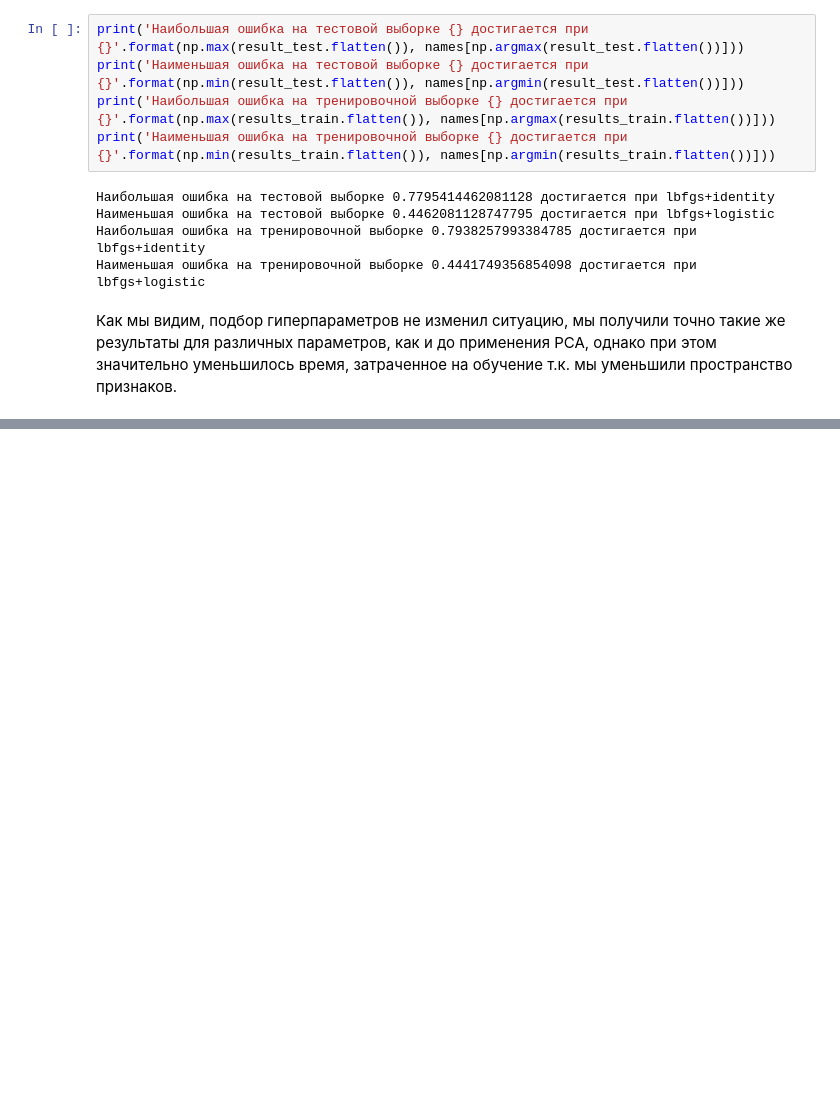
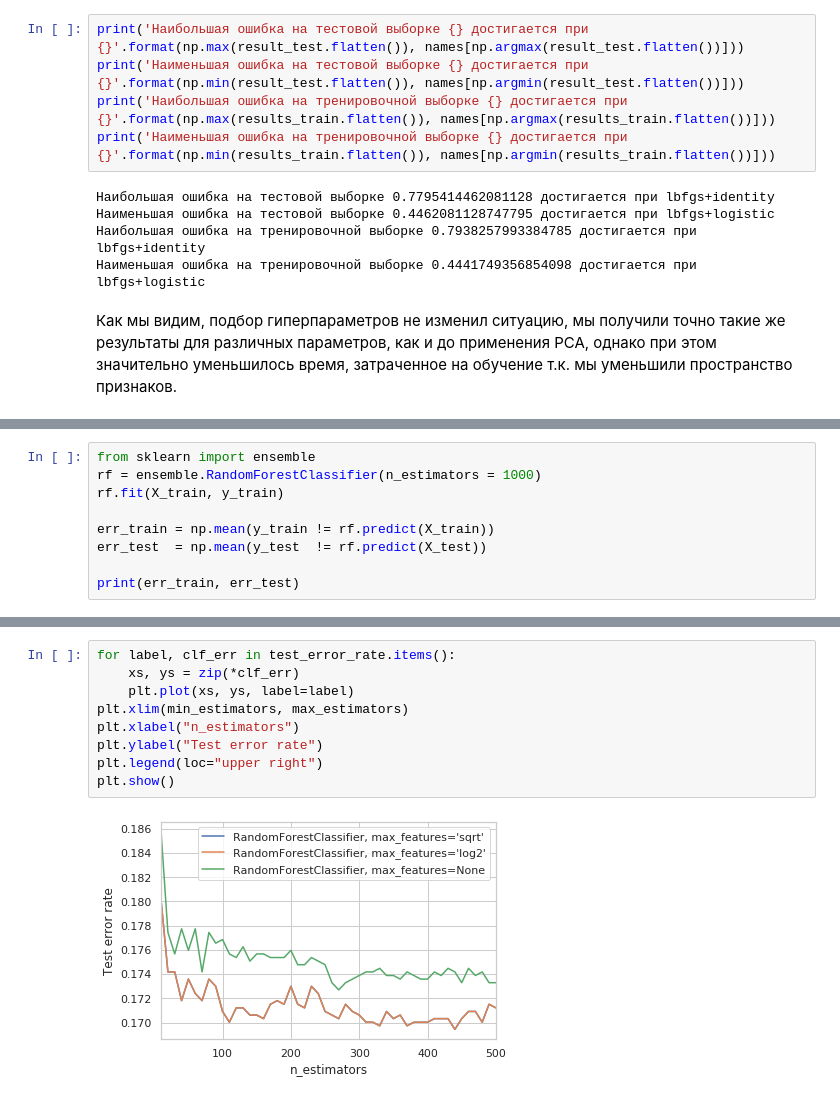
Before and after one commit to eaidova/ML, a Jupyter notebook: task1.ipynb, the cells around one changed output, grey strips where cells are left out. Saved outputs shown, nothing was run; the diff lists cells and outputs as text; blank space fills up the shorter version.

```diff
--- a/task1.ipynb
+++ b/task1.ipynb
@@ -1532,0 +1533,9 @@ print('Наименьшая ошибка на тренировочной выб
+# %%
+from sklearn import ensemble
+rf = ensemble.RandomForestClassifier(n_estimators = 1000)
+rf.fit(X_train, y_train)
+
+err_train = np.mean(y_train != rf.predict(X_train))
+err_test  = np.mean(y_test  != rf.predict(X_test))
+
+print(err_train, err_test)
@@ -1532,0 +1597,11 @@ print('Наименьшая ошибка на тренировочной выб
+# %%
+for label, clf_err in test_error_rate.items():
+    xs, ys = zip(*clf_err)
+    plt.plot(xs, ys, label=label)
+plt.xlim(min_estimators, max_estimators)
+plt.xlabel("n_estimators")
+plt.ylabel("Test error rate")
+plt.legend(loc="upper right")
+plt.show()
+# %% [output]
+[figure, added]
```
Also changed, not shown: parts of 25 cells of this notebook.
